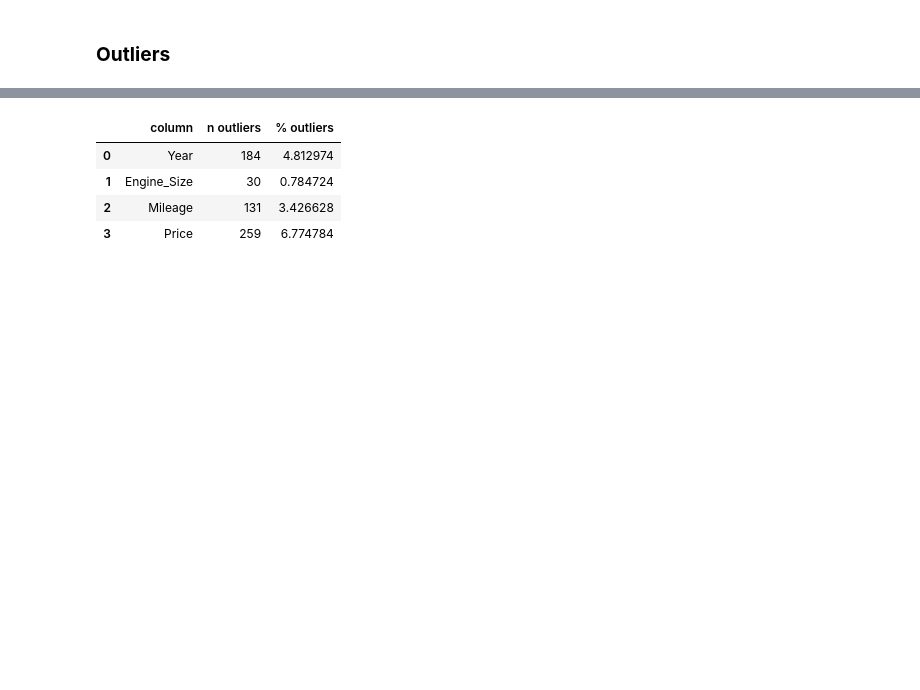
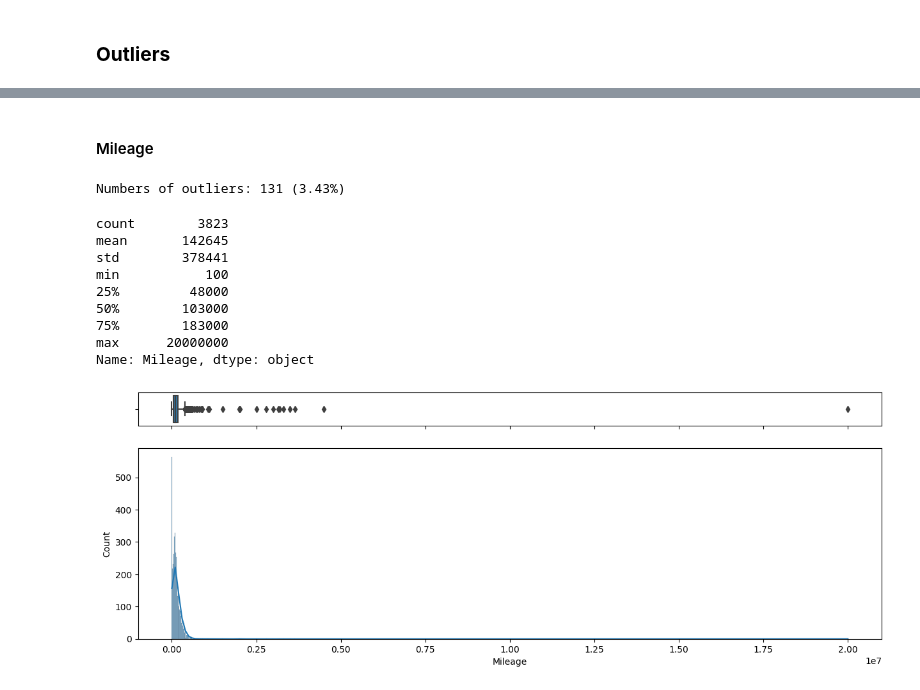
Before and after one commit to aridiawan/Used-Cars-Price-Prediction, a Jupyter notebook: notebook/1.0-data-preparation.ipynb, the cells around one changed output, grey strips where cells are left out. Drawn from its saved outputs; the diff is of its cells as text; code cells hidden in the pictures; blank space fills up the shorter version.

```diff
--- a/notebook/1.0-data-preparation.ipynb
+++ b/notebook/1.0-data-preparation.ipynb
@@ -298,11 +299,3 @@ df.shape
 (3823, 10)
 # %% [markdown]
 ### **Outliers**
-# %%
-cols = df.select_dtypes(exclude=['object','bool']).columns
-
-for col in cols:
-    plt.figure(figsize=(10,4))
-
-    sns.boxplot(df, x=col)
-    plt.show()
@@ -314,13 +302,34 @@ for col in cols:
-# %%
-# check initial info of data
-pd.DataFrame({
-    'column': cols,
-    'n outliers': [fn.checkOutlier(df, col)[0] for col in cols],
-    '% outliers': [fn.checkOutlier(df, col)[1] for col in cols]
-})
-# %% [output]
-|  | column | n outliers | % outliers |
-| 0 | Year | 184 | 4.812974 |
-| 1 | Engine_Size | 30 | 0.784724 |
-| 2 | Mileage | 131 | 3.426628 |
-| 3 | Price | 259 | 6.774784 |
+# %% [markdown]
+#### Mileage
+# %%
+# function to analyze outliers
+def ansOut(data, col):
+    # Cut the window in 2 parts
+    f, (ax_box, ax_hist) = plt.subplots(2, sharex=True, gridspec_kw={"height_ratios": (.15, .85)}, figsize=(15,5))
+
+    # add graph
+    sns.boxplot(data=data, x=col, ax=ax_box)
+    sns.histplot(data[col], kde=True, ax=ax_hist)
+
+    # Remove x axis name for the boxplot
+    ax_box.set(xlabel='')
+
+    # summary
+    result = fn.checkOutlier(data, col)
+    print('Numbers of outliers: {} ({:.2f}%)'.format(result[0],result[1]))
+    display(data[col].describe().apply("{0:.0f}".format))
+# %%
+# analyze Mileage outliers
+ansOut(df, 'Mileage')
+# %% [output]
+Numbers of outliers: 131 (3.43%)
+count        3823
+mean       142645
+std        378441
+min           100
+25%         48000
+50%        103000
+75%        183000
+max      20000000
+Name: Mileage, dtype: object
+[figure, added]
```
Also changed, not shown: parts of 6 cells of this notebook, 1 other file.
